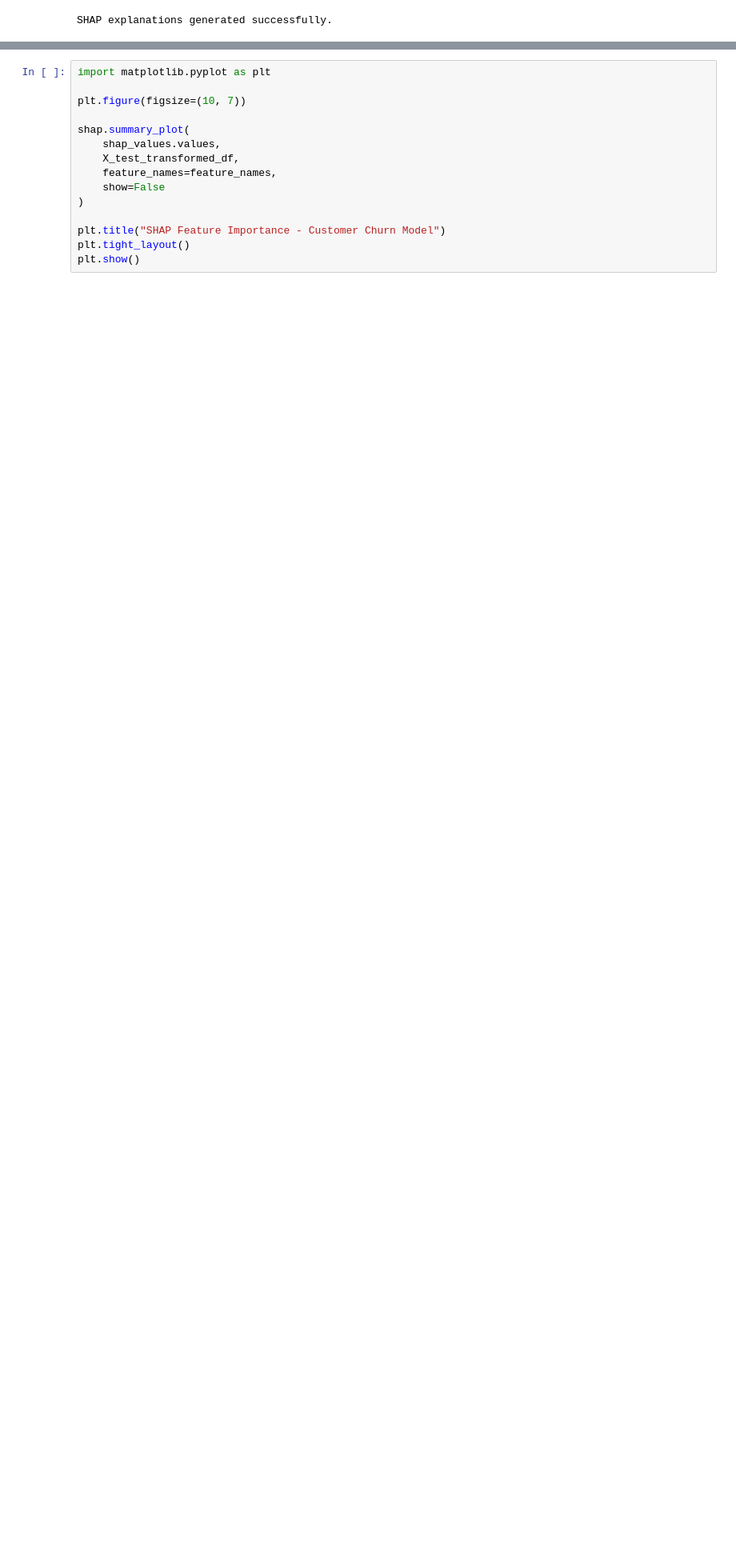
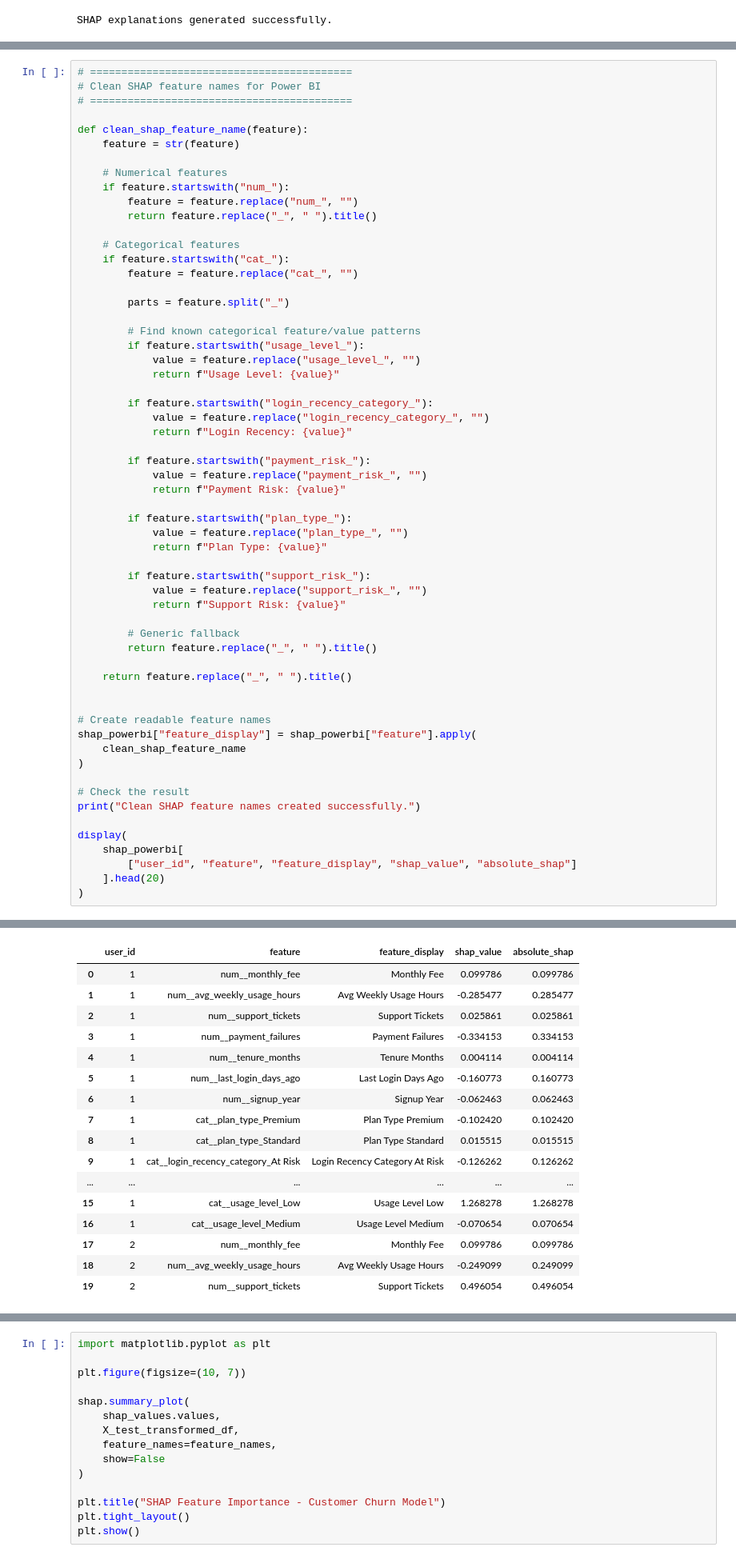
Before and after one commit to Dhineshmurali12/AI-Customer-Churn-Intelligence, a Jupyter notebook: notebooks/05_SHAP_Explainability.ipynb, the cells around one changed output, grey strips where cells are left out. Shown at 80% size. Saved outputs shown, nothing was run; the diff lists cells and outputs as text; blank space fills up the shorter version.

```diff
--- a/notebooks/05_SHAP_Explainability.ipynb
+++ b/notebooks/05_SHAP_Explainability.ipynb
@@ -184,0 +295,60 @@ SHAP explanations generated successfully.
+# %%
+# ==========================================
+# Clean SHAP feature names for Power BI
+# ==========================================
+
+def clean_shap_feature_name(feature):
+    feature = str(feature)
+
+    # Numerical features
+    if feature.startswith("num_"):
+        feature = feature.replace("num_", "")
+        return feature.replace("_", " ").title()
+
+    # Categorical features
+    if feature.startswith("cat_"):
+        feature = feature.replace("cat_", "")
+
+        parts = feature.split("_")
+
+        # Find known categorical feature/value patterns
+        if feature.startswith("usage_level_"):
+            value = feature.replace("usage_level_", "")
+            return f"Usage Level: {value}"
+
+        if feature.startswith("login_recency_category_"):
+            value = feature.replace("login_recency_category_", "")
+            return f"Login Recency: {value}"
+
+        if feature.startswith("payment_risk_"):
+            value = feature.replace("payment_risk_", "")
+            return f"Payment Risk: {value}"
+
+        if feature.startswith("plan_type_"):
+            value = feature.replace("plan_type_", "")
+            return f"Plan Type: {value}"
+
+        if feature.startswith("support_risk_"):
+            value = feature.replace("support_risk_", "")
+            return f"Support Risk: {value}"
+
+        # Generic fallback
+        return feature.replace("_", " ").title()
+
+    return feature.replace("_", " ").title()
+
+
+# Create readable feature names
+shap_powerbi["feature_display"] = shap_powerbi["feature"].apply(
+    clean_shap_feature_name
+)
+
+# Check the result
+print("Clean SHAP feature names created successfully.")
+
+display(
+    shap_powerbi[
+        ["user_id", "feature", "feature_display", "shap_value", "absolute_shap"]
+    ].head(20)
+)
+# %% [output]
@@ -184,0 +356,17 @@ SHAP explanations generated successfully.
+|  | user_id | feature | feature_display | shap_value | absolute_shap |
+| 0 | 1 | num__monthly_fee | Monthly Fee | 0.099786 | 0.099786 |
+| 1 | 1 | num__avg_weekly_usage_hours | Avg Weekly Usage Hours | -0.285477 | 0.285477 |
+| 2 | 1 | num__support_tickets | Support Tickets | 0.025861 | 0.025861 |
+| 3 | 1 | num__payment_failures | Payment Failures | -0.334153 | 0.334153 |
+| 4 | 1 | num__tenure_months | Tenure Months | 0.004114 | 0.004114 |
+| 5 | 1 | num__last_login_days_ago | Last Login Days Ago | -0.160773 | 0.160773 |
+| 6 | 1 | num__signup_year | Signup Year | -0.062463 | 0.062463 |
+| 7 | 1 | cat__plan_type_Premium | Plan Type Premium | -0.102420 | 0.102420 |
+| 8 | 1 | cat__plan_type_Standard | Plan Type Standard | 0.015515 | 0.015515 |
+| 9 | 1 | cat__login_recency_category_At Risk | Login Recency Category At Risk | -0.126262 | 0.126262 |
+| ... | ... | ... | ... | ... | ... |
+| 15 | 1 | cat__usage_level_Low | Usage Level Low | 1.268278 | 1.268278 |
+| 16 | 1 | cat__usage_level_Medium | Usage Level Medium | -0.070654 | 0.070654 |
+| 17 | 2 | num__monthly_fee | Monthly Fee | 0.099786 | 0.099786 |
+| 18 | 2 | num__avg_weekly_usage_hours | Avg Weekly Usage Hours | -0.249099 | 0.249099 |
+| 19 | 2 | num__support_tickets | Support Tickets | 0.496054 | 0.496054 |
```
Also changed, not shown: parts of 6 cells of this notebook, 6 other files.
